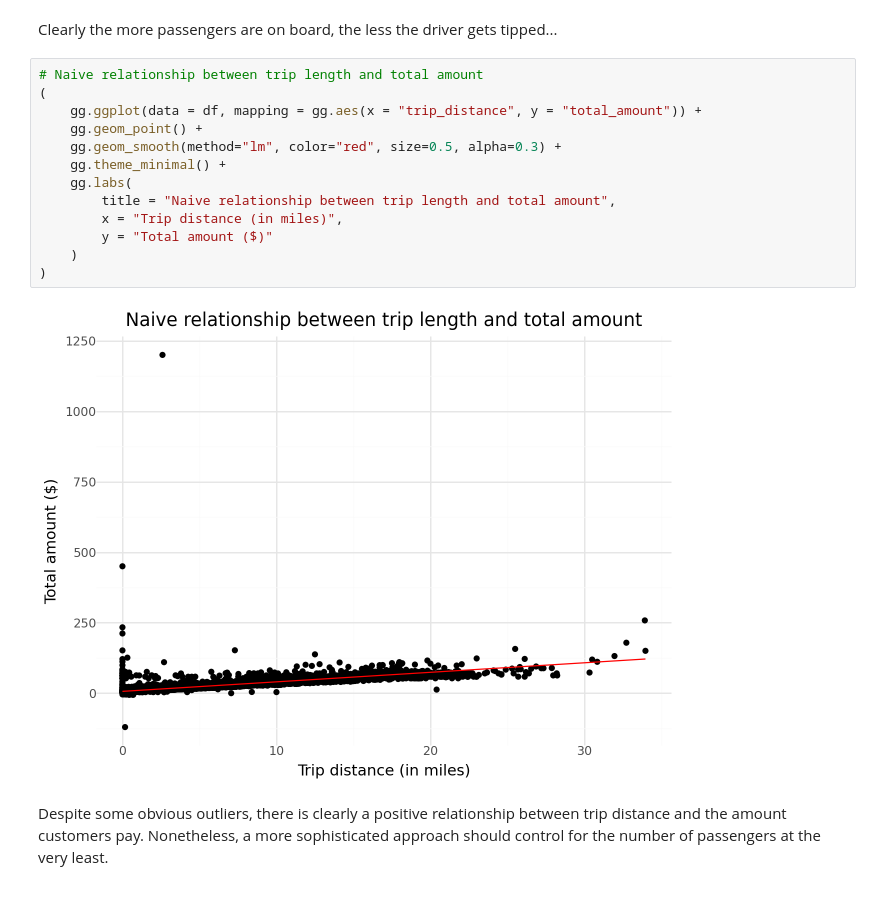
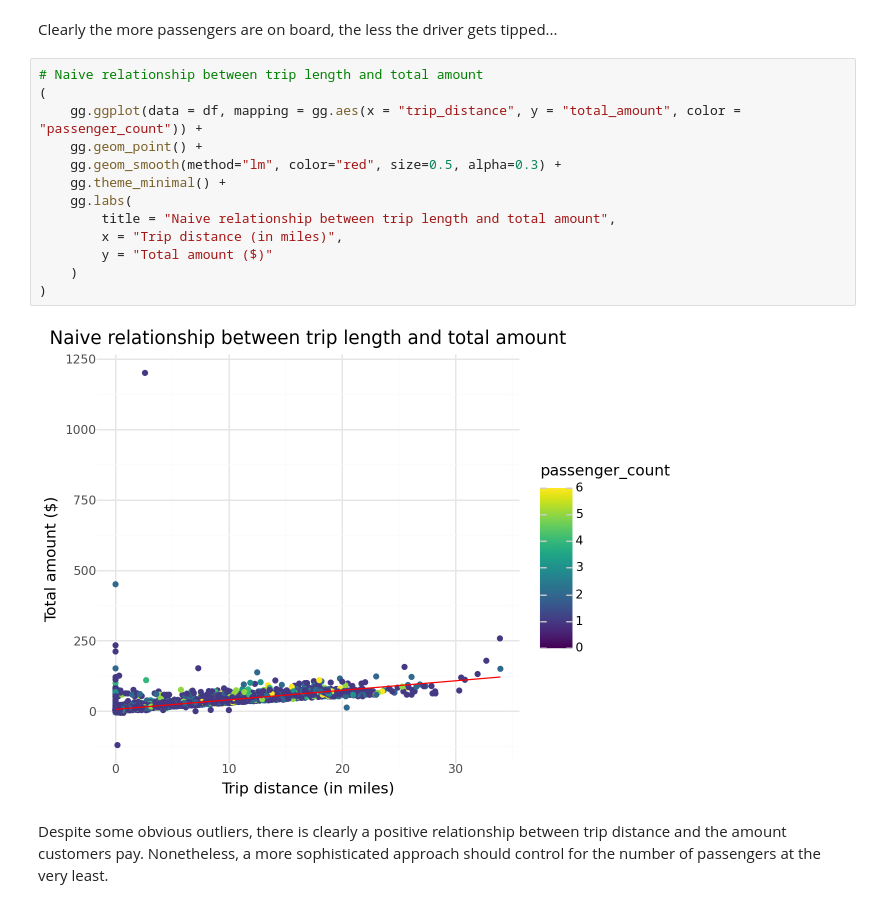
Before and after one commit to tros01/google_advanced_data_analytics, a Jupyter notebook: ga2_tlc_py.ipynb, the cells around one changed output. Drawn from its saved outputs; the diff is of its cells as text.

```diff
--- a/ga2_tlc_py.ipynb
+++ b/ga2_tlc_py.ipynb
@@ -404,17 +404,17 @@ Clearly the more passengers are on board, the less the driver gets tipped...
 # %%
 # Naive relationship between trip length and total amount
 (
-    gg.ggplot(data = df, mapping = gg.aes(x = "trip_distance", y = "total_amount")) +
+    gg.ggplot(data = df, mapping = gg.aes(x = "trip_distance", y = "total_amount", color = "passenger_count")) +
     gg.geom_point() +
     gg.geom_smooth(method="lm", color="red", size=0.5, alpha=0.3) +
     gg.theme_minimal() +
     gg.labs(
         title = "Naive relationship between trip length and total amount",
         x = "Trip distance (in miles)",
         y = "Total amount ($)"
     )
 )
 # %% [output]
-[figure, old version]
+[figure, new version]
 # %% [markdown]
 Despite some obvious outliers, there is clearly a positive relationship between trip distance and the amount customers pay. Nonetheless, a more sophisticated approach should control for the number of passengers at the very least.
```
